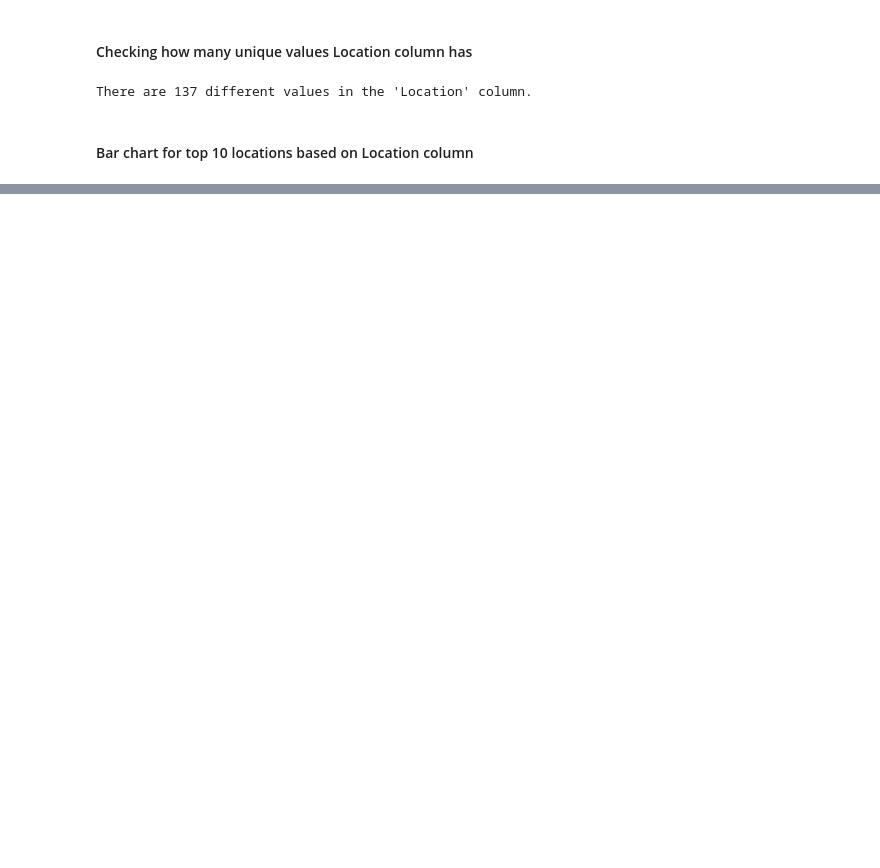
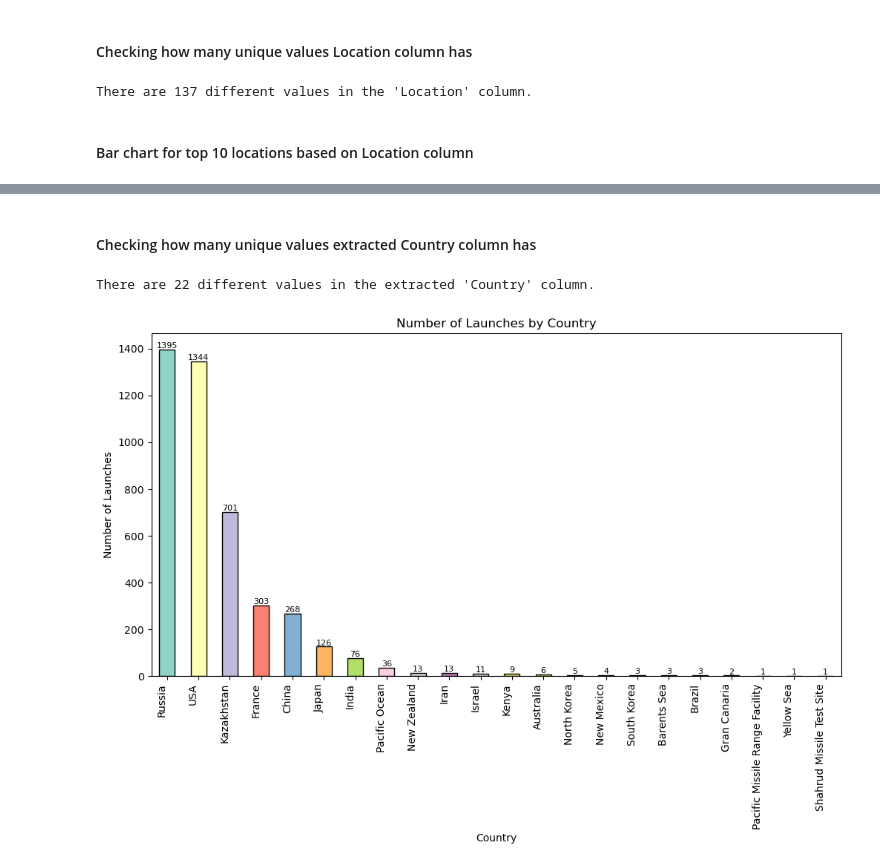
Before and after one commit to dominikvukelic/space_mission_launches, a Jupyter notebook: graphs/graphs.ipynb, the cells around one changed output, grey strips where cells are left out. Cells and saved outputs as stored; diff of their text form; code cells hidden in the pictures; blank space fills up the shorter version.

```diff
--- a/graphs/graphs.ipynb
+++ b/graphs/graphs.ipynb
@@ -107,0 +117,2 @@ plt.show()
+# %%
+df['Country'] = df['Location'].str.split(', ').str[-1]
@@ -107,0 +142,26 @@ plt.show()
+# %% [markdown]
+#### Checking how many unique values extracted Country column has
+# %%
+print("There are {} different values in the extracted 'Country' column.".format(df['Country'].nunique()))
+# %% [output]
+There are 22 different values in the extracted 'Country' column.
+# %%
+country_counts = df['Country'].value_counts()
+
+plt.figure(figsize=(12, 6))
+colors = plt.cm.Set3(range(len(country_counts)))
+bars = country_counts.plot(kind='bar', color=colors, edgecolor='black')  # Add black outline
+
+plt.title('Number of Launches by Country')
+plt.xlabel('Country')
+plt.ylabel('Number of Launches')
+plt.xticks(rotation=90, ha='right')
+
+# Annotate each bar with its value
+for bar in bars.patches:
+    plt.text(bar.get_x() + bar.get_width() / 2, bar.get_height(), f'{int(bar.get_height())}',
+             va='bottom', ha='center', fontsize=8, color='black')
+
+plt.show()
+# %% [output]
+[figure, added]
```
Also changed, not shown: parts of 6 cells of this notebook.
